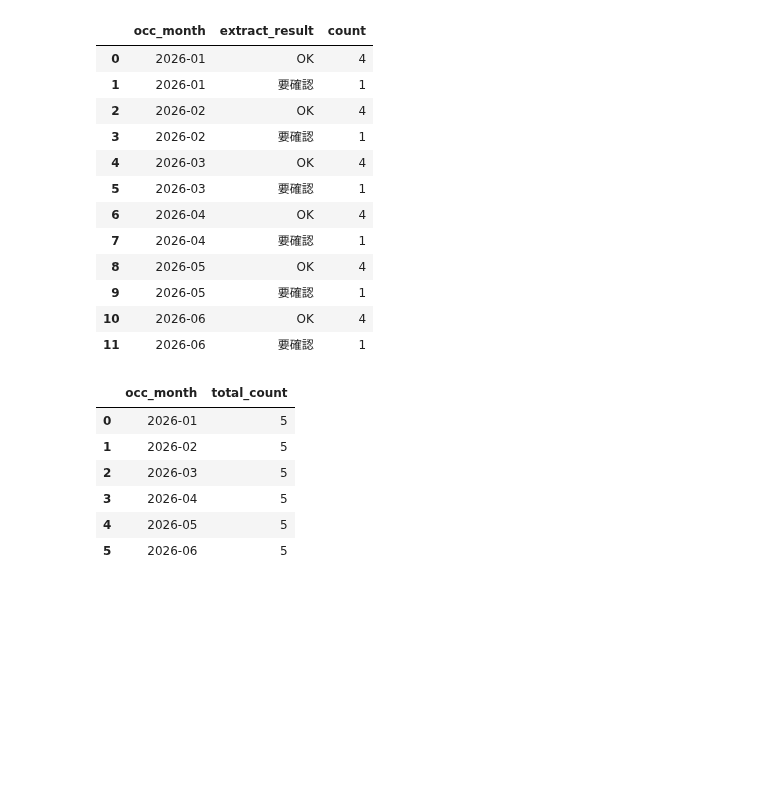
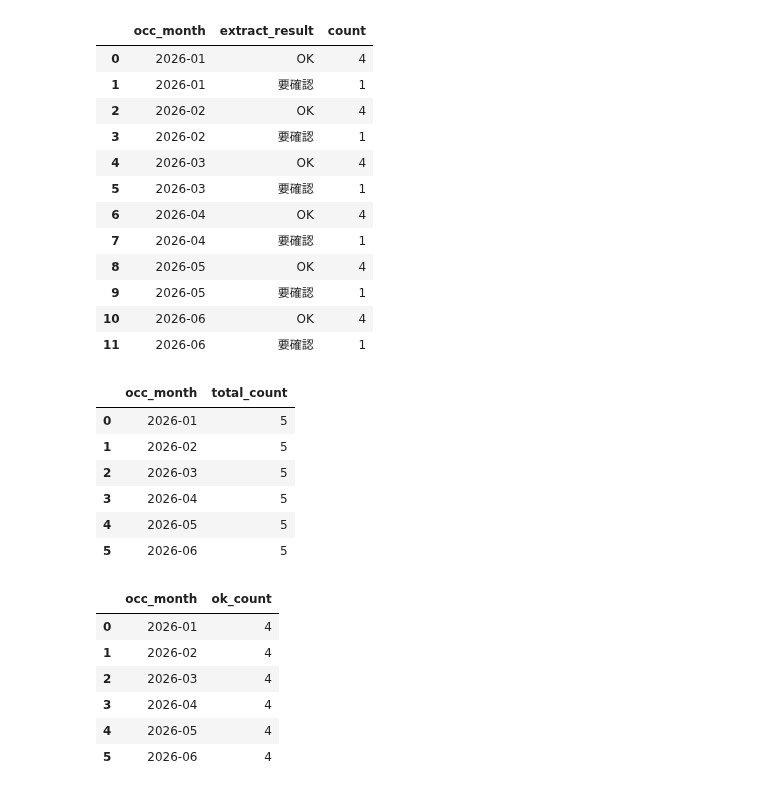
Before and after one commit to kjfarm1225/pyq_practice, a Jupyter notebook: 131_2_practical_extract_monthly_line_answer/131_2_practical_extract_monthly_line_answer.ipynb, the cells around one changed output. Cells and saved outputs as stored; diff of their text form; code cells hidden in the pictures; blank space fills up the shorter version.

```diff
--- a/131_2_practical_extract_monthly_line_answer/131_2_practical_extract_monthly_line_answer.ipynb
+++ b/131_2_practical_extract_monthly_line_answer/131_2_practical_extract_monthly_line_answer.ipynb
@@ -244,7 +244,25 @@ df_total_count
 | 4 | 2026-05 | 5 |
 | 5 | 2026-06 | 5 |
 # %%
-#cell 12 途中
+#cell 12
 df_ok_count = df_defect_check[
-    df_defect_check["extract_result"] == "Ok"
-]
+    df_defect_check["extract_result"] == "OK"
+].groupby(
+    "occ_month",
+    as_index=False,
+)["defect_id"].count()
+
+df_ok_count = df_ok_count.rename(
+    columns={
+        "defect_id": "ok_count",
+    }
+)
+df_ok_count
+# %% [output]
+|  | occ_month | ok_count |
+| 0 | 2026-01 | 4 |
+| 1 | 2026-02 | 4 |
+| 2 | 2026-03 | 4 |
+| 3 | 2026-04 | 4 |
+| 4 | 2026-05 | 4 |
+| 5 | 2026-06 | 4 |
```
Also changed, not shown: parts of 2 cells of this notebook.
